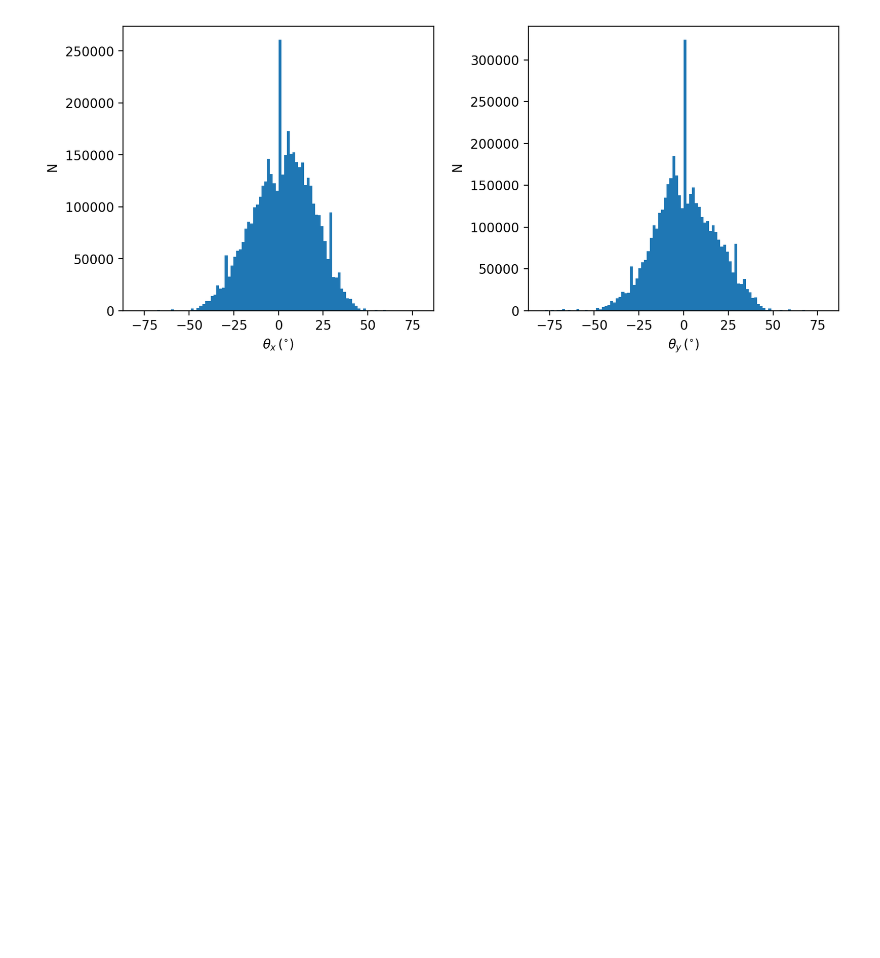
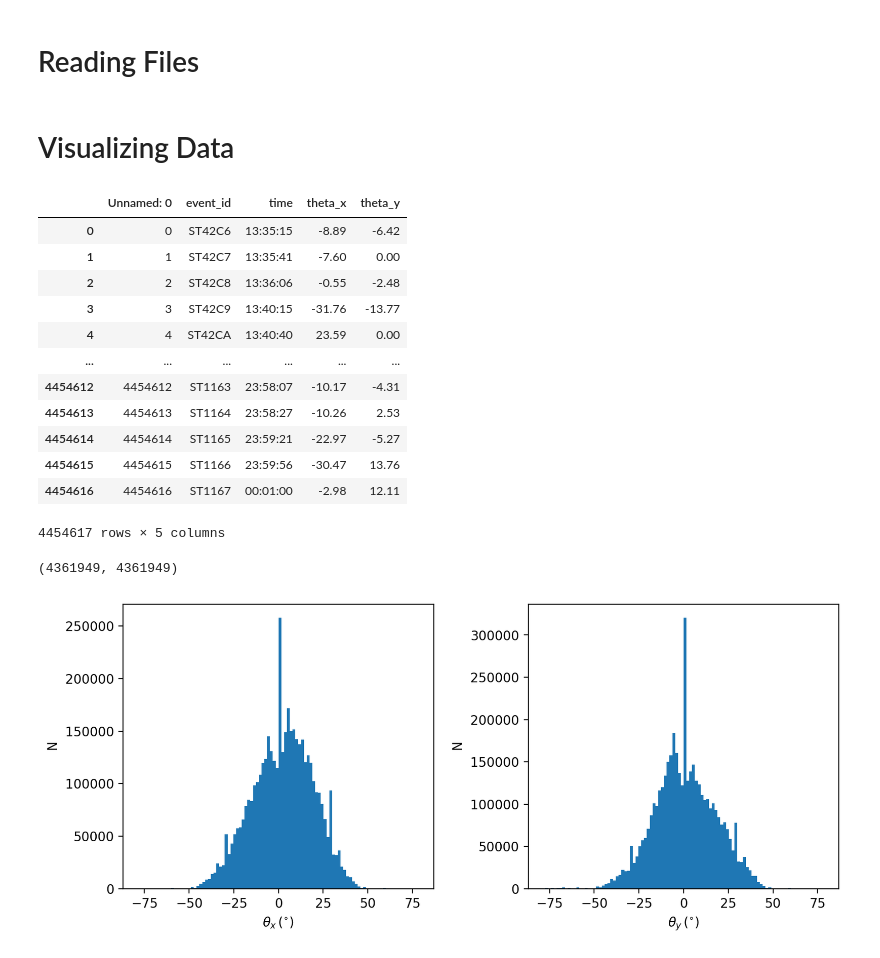
Before and after one commit to vittoriomadonna/muografia, a Jupyter notebook: project.ipynb, the cells around one changed output. Cells and saved outputs as stored; diff of their text form; code cells hidden in the pictures; blank space fills up the shorter version.

```diff
--- a/project.ipynb
+++ b/project.ipynb
@@ -1,3 +1,5 @@
+# %% [markdown]
+# Reading Files
 # %%
 files = []
 for y in range(16, 22):
@@ -23,3 +25,5 @@ for file in files:
         None
 df = pd.concat(data, axis = 0, ignore_index = True)
 df.to_csv('data')
+# %% [markdown]
+# Visualizing Data
@@ -26,6 +34,25 @@ df.to_csv('data')
+# %%
+df
+# %% [output]
+|  | Unnamed: 0 | event_id | time | theta_x | theta_y |
+| 0 | 0 | ST42C6 | 13:35:15 | -8.89 | -6.42 |
+| 1 | 1 | ST42C7 | 13:35:41 | -7.60 | 0.00 |
+| 2 | 2 | ST42C8 | 13:36:06 | -0.55 | -2.48 |
+| 3 | 3 | ST42C9 | 13:40:15 | -31.76 | -13.77 |
+| 4 | 4 | ST42CA | 13:40:40 | 23.59 | 0.00 |
+| ... | ... | ... | ... | ... | ... |
+| 4454612 | 4454612 | ST1163 | 23:58:07 | -10.17 | -4.31 |
+| 4454613 | 4454613 | ST1164 | 23:58:27 | -10.26 | 2.53 |
+| 4454614 | 4454614 | ST1165 | 23:59:21 | -22.97 | -5.27 |
+| 4454615 | 4454615 | ST1166 | 23:59:56 | -30.47 | 13.76 |
+| 4454616 | 4454616 | ST1167 | 00:01:00 | -2.98 | 12.11 |
+4454617 rows × 5 columns
 # %%
-theta_x = df.theta_x
-theta_y = df.theta_y
+theta_x = df.theta_x[np.isfinite(df.theta_y)][np.isfinite(df.theta_x)]
+theta_y = df.theta_y[np.isfinite(df.theta_x)][np.isfinite(df.theta_y)]
+theta_x.size, theta_y.size
+# %% [output]
+(4361949, 4361949)
 # %%
 import matplotlib.pyplot as plt
 import matplotlib.gridspec as gridspec
```
Also changed, not shown: parts of 4 cells of this notebook, 8 other files.
